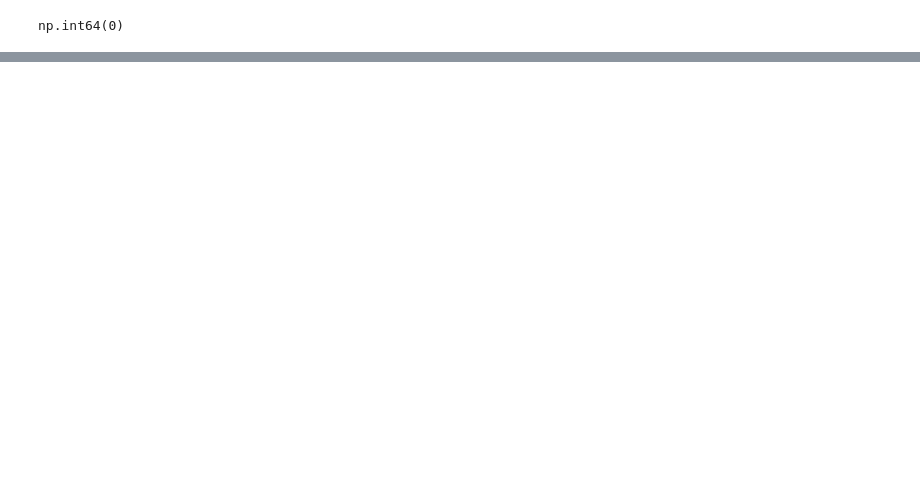
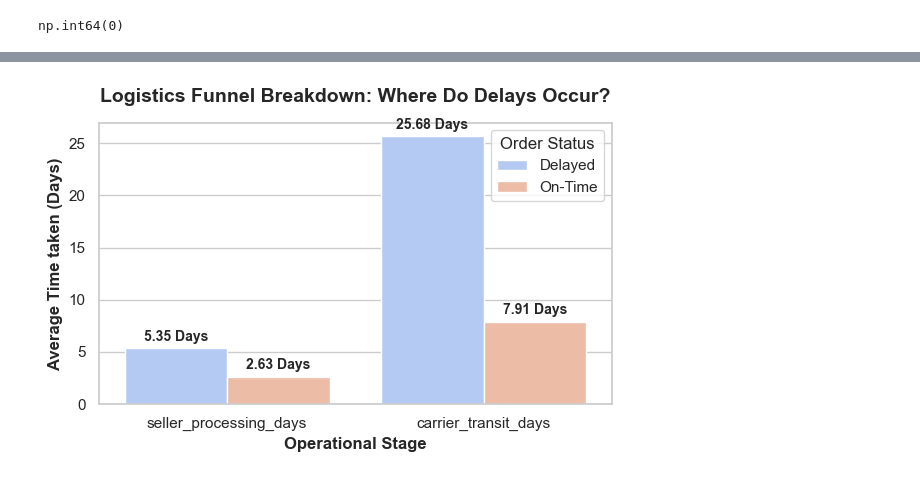
Before and after one commit to omkaryadav-11/olist-delivery-analysis, a Jupyter notebook: analysis.ipynb, the cells around one changed output, grey strips where cells are left out. Cells and saved outputs as stored; diff of their text form; code cells hidden in the pictures; blank space fills up the shorter version.

```diff
--- a/analysis.ipynb
+++ b/analysis.ipynb
@@ -288,0 +356,5 @@ This finding suggests that delivery performance is strongly associated with cust
+# %%
+# creating new features: "seller_processing_days" & "carrier_transit_days"
+orders["seller_processing_days"]=(((orders["order_delivered_carrier_date"]-orders["order_approved_at"])).dt.total_seconds())/(24*3600)
+
+orders['carrier_transit_days']=((orders["order_delivered_customer_date"]-orders["order_delivered_carrier_date"]).dt.total_seconds())/(24*3600)
@@ -288,0 +448,3 @@ This finding suggests that delivery performance is strongly associated with cust
+# %%
+invalid_rows = (orders['seller_processing_days'] < 0) | (orders['carrier_transit_days'] < 0)
+print(f"Total anomalous rows identified and dropped: {invalid_rows.sum()} ({invalid_rows.sum()/len(orders)*100:.2f}%)")
@@ -288,0 +453,3 @@ This finding suggests that delivery performance is strongly associated with cust
+# %%
+df=orders[~invalid_rows].groupby("is_delayed")[["seller_processing_days","carrier_transit_days"]].mean().reset_index()
+df
@@ -288,0 +460,5 @@ This finding suggests that delivery performance is strongly associated with cust
+# %%
+melted_df = pd.melt(df, id_vars=['is_delayed'],
+                    value_vars=['seller_processing_days', 'carrier_transit_days'],
+                    var_name='Fulfillment_Stage', value_name='Average_Days')
+melted_df
@@ -288,0 +471,25 @@ This finding suggests that delivery performance is strongly associated with cust
+# %%
+# Plotting
+plt.figure(figsize=(6,4))
+sns.set_theme(style="whitegrid")
+ax = sns.barplot(data=melted_df, x='Fulfillment_Stage', y='Average_Days', hue='is_delayed', palette='coolwarm')
+
+# Visual styling
+plt.title('Logistics Funnel Breakdown: Where Do Delays Occur?', fontsize=14, fontweight='bold', pad=15)
+plt.xlabel('Operational Stage', fontsize=12, fontweight='bold')
+plt.ylabel('Average Time taken (Days)', fontsize=12, fontweight='bold')
+plt.legend(title='Order Status')
+
+# Annotate values on top of bars
+for p in ax.patches:
+    if p.get_height() > 0:
+        ax.annotate(f'{p.get_height():.2f} Days',
+                    (p.get_x() + p.get_width() / 2., p.get_height()),
+                    ha='center', va='center',
+                    xytext=(0, 8),
+                    textcoords='offset points', fontsize=10, fontweight='bold')
+
+plt.tight_layout()
+plt.show()
+# %% [output]
+[figure, added]
```
Also changed, not shown: parts of 28 cells of this notebook.
